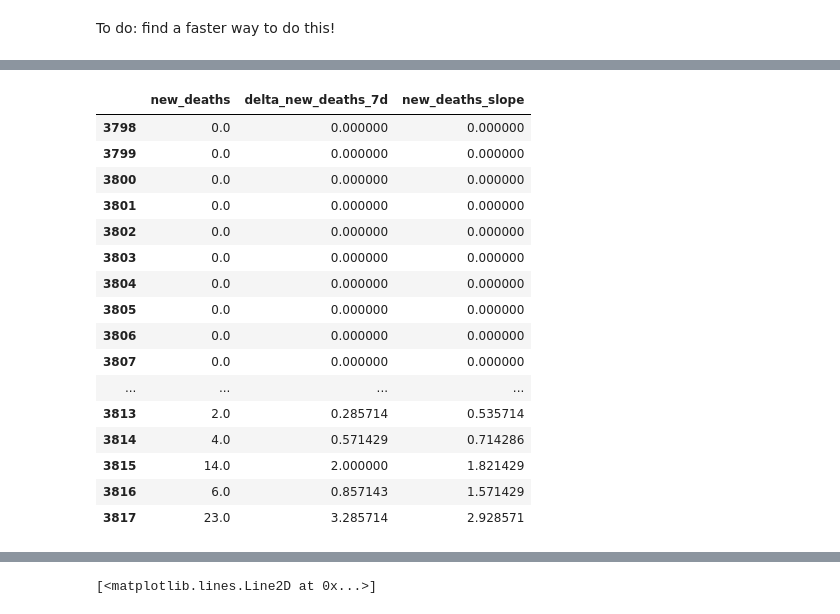
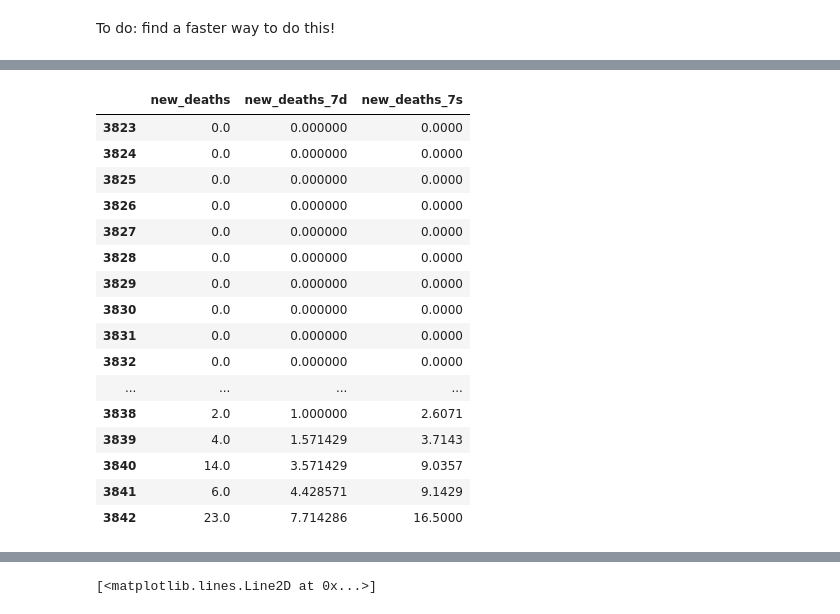
Before and after one commit to jydiw/covid-19-data, a Jupyter notebook: eda_nytimes-data.ipynb, the cells around one changed output, grey strips where cells are left out. Cells and saved outputs as stored; diff of their text form; code cells hidden in the pictures.

```diff
--- a/eda_nytimes-data.ipynb
+++ b/eda_nytimes-data.ipynb
@@ -355,0 +357,7 @@ new_deaths_per_100k
+# %%
+tick = time()
+df, cols_7s = add_slope_cols(df, cols)
+tock = time()
+print()
+print(tock - tick)
+df.info()
@@ -355,0 +382,8 @@ new_deaths_per_100k
+# %%
+ding = time()
+df, new_cols_7s = add_change_cols(df, cols_7s, pre='new_', clip=True)
+df, delta_new_cols_7s = add_change_cols(df, new_cols_7s, pre='delta_', clip=False)
+dong = time()
+print(dong - ding)
+print(df.columns)
+df.head()
@@ -355,0 +413,3 @@ new_deaths_per_100k
+# %%
+temp_cols = [col for col in df.columns if col[-2:] == '7s']
+temp_cols
@@ -355,0 +429,2 @@ new_deaths_per_100k
+# %%
+df[temp_cols] = df[temp_cols].round(4)
@@ -356,23 +440,23 @@ new_deaths_per_100k
 # %%
-df[df['fips'] == 'nyc'][['new_deaths','delta_new_deaths_7d', 'new_deaths_slope']].head(20)
+df[df['fips'] == 'nyc'][['new_deaths','new_deaths_7d', 'new_deaths_7s']].head(20)
 # %% [output]
-|  | new_deaths | delta_new_deaths_7d | new_deaths_slope |
-| 3798 | 0.0 | 0.000000 | 0.000000 |
-| 3799 | 0.0 | 0.000000 | 0.000000 |
-| 3800 | 0.0 | 0.000000 | 0.000000 |
-| 3801 | 0.0 | 0.000000 | 0.000000 |
-| 3802 | 0.0 | 0.000000 | 0.000000 |
-| 3803 | 0.0 | 0.000000 | 0.000000 |
-| 3804 | 0.0 | 0.000000 | 0.000000 |
-| 3805 | 0.0 | 0.000000 | 0.000000 |
-| 3806 | 0.0 | 0.000000 | 0.000000 |
-| 3807 | 0.0 | 0.000000 | 0.000000 |
+|  | new_deaths | new_deaths_7d | new_deaths_7s |
+| 3823 | 0.0 | 0.000000 | 0.0000 |
+| 3824 | 0.0 | 0.000000 | 0.0000 |
+| 3825 | 0.0 | 0.000000 | 0.0000 |
+| 3826 | 0.0 | 0.000000 | 0.0000 |
+| 3827 | 0.0 | 0.000000 | 0.0000 |
+| 3828 | 0.0 | 0.000000 | 0.0000 |
+| 3829 | 0.0 | 0.000000 | 0.0000 |
+| 3830 | 0.0 | 0.000000 | 0.0000 |
+| 3831 | 0.0 | 0.000000 | 0.0000 |
+| 3832 | 0.0 | 0.000000 | 0.0000 |
 | ... | ... | ... | ... |
-| 3813 | 2.0 | 0.285714 | 0.535714 |
-| 3814 | 4.0 | 0.571429 | 0.714286 |
-| 3815 | 14.0 | 2.000000 | 1.821429 |
-| 3816 | 6.0 | 0.857143 | 1.571429 |
-| 3817 | 23.0 | 3.285714 | 2.928571 |
+| 3838 | 2.0 | 1.000000 | 2.6071 |
+| 3839 | 4.0 | 1.571429 | 3.7143 |
+| 3840 | 14.0 | 3.571429 | 9.0357 |
+| 3841 | 6.0 | 4.428571 | 9.1429 |
+| 3842 | 23.0 | 7.714286 | 16.5000 |
 # %%
 df['days'] = ((df['date'] - df['date'].min()) / np.timedelta64(1, 'D')).astype('int')
 # %%
```
Also changed, not shown: parts of 43 cells of this notebook.
